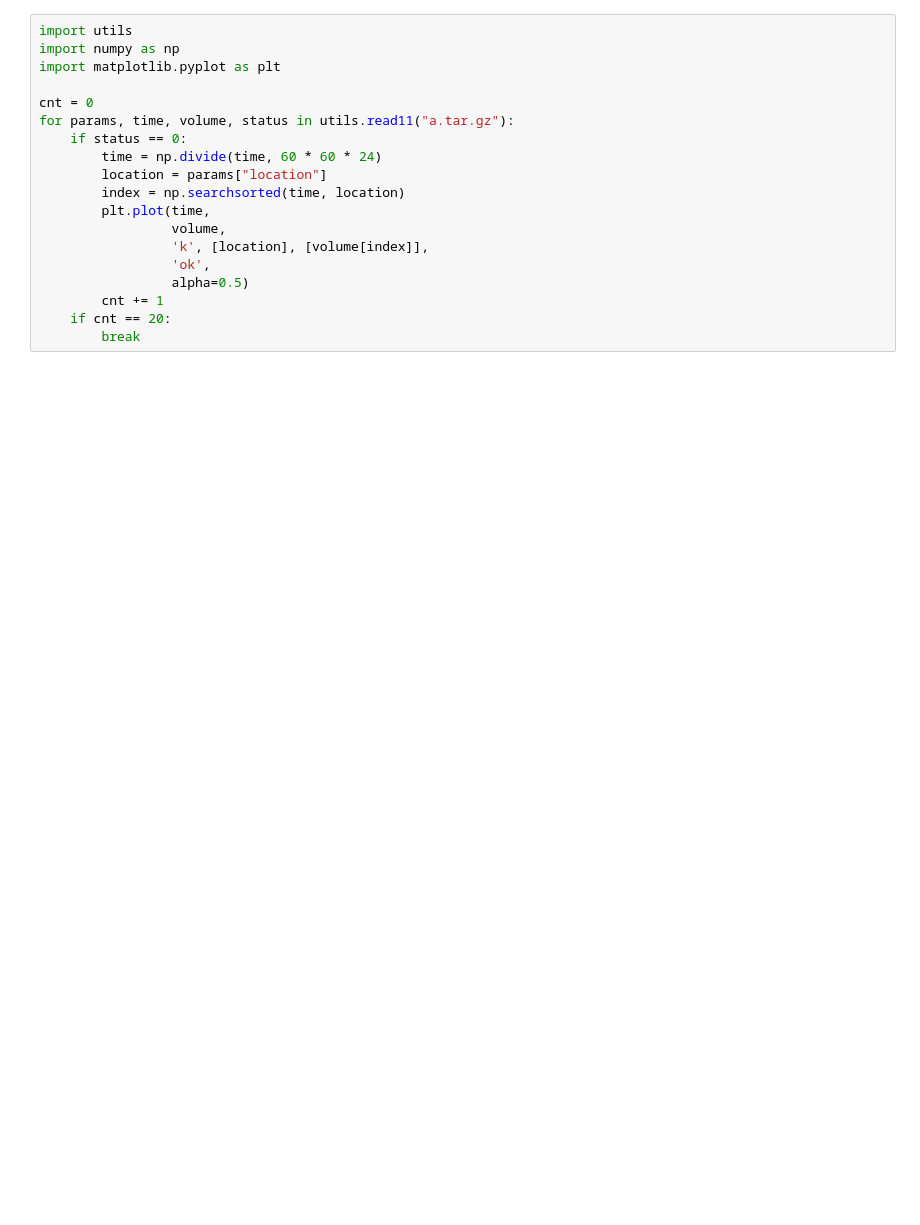
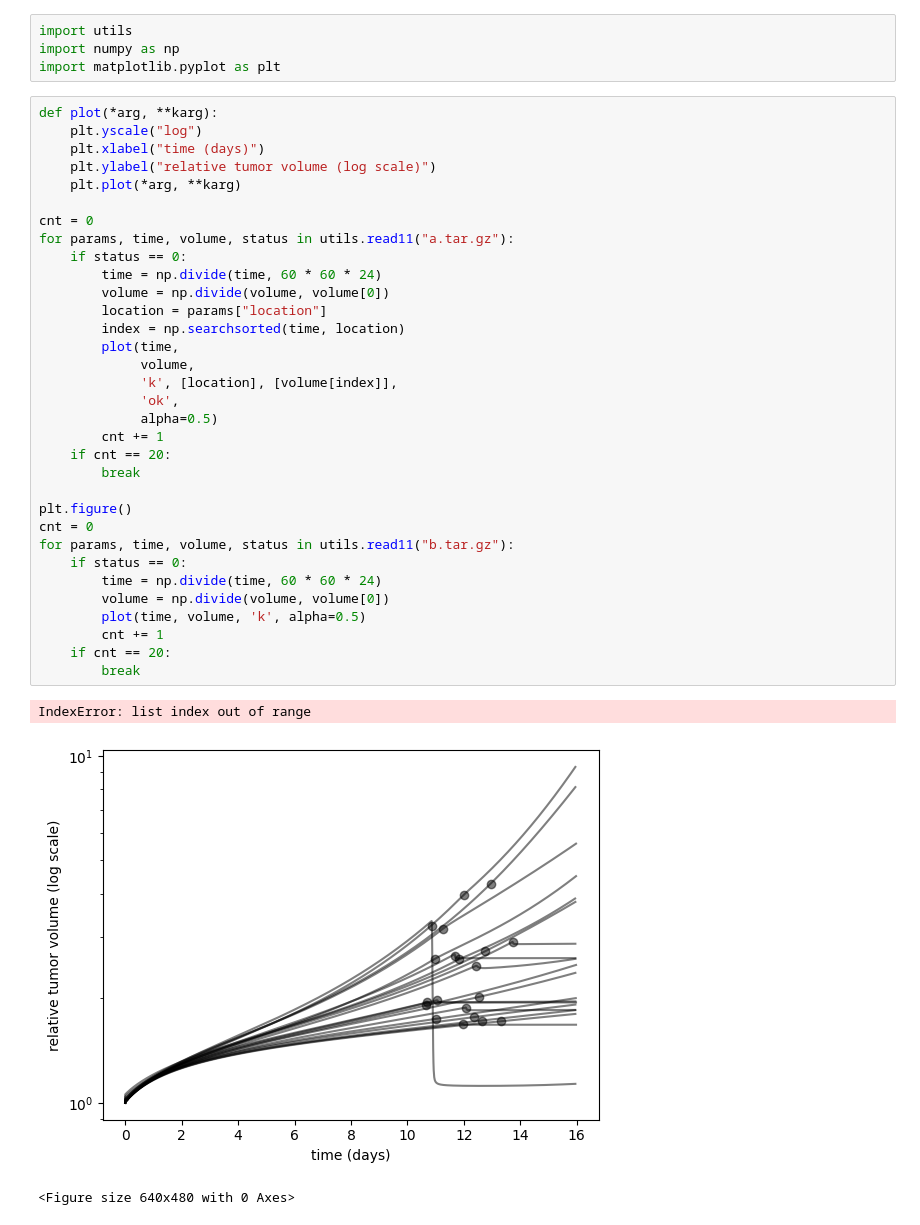
Before and after one commit to slitvinov/dcomex-framework, a Jupyter notebook: notebook/immuno.ipynb, the cells around one changed output. Saved outputs shown, nothing was run; the diff lists cells and outputs as text; blank space fills up the shorter version.

```diff
--- a/notebook/immuno.ipynb
+++ b/notebook/immuno.ipynb
@@ -8,19 +12,41 @@ git clone --depth 1 --quiet https://github.com/slitvinov/dcomex-framework
+# %%
+import utils
+import numpy as np
+import matplotlib.pyplot as plt
 # %%
-import utils
-import numpy as np
-import matplotlib.pyplot as plt
+def plot(*arg, **karg):
+    plt.yscale("log")
+    plt.xlabel("time (days)")
+    plt.ylabel("relative tumor volume (log scale)")
+    plt.plot(*arg, **karg)
 
 cnt = 0
 for params, time, volume, status in utils.read11("a.tar.gz"):
     if status == 0:
         time = np.divide(time, 60 * 60 * 24)
+        volume = np.divide(volume, volume[0])
         location = params["location"]
         index = np.searchsorted(time, location)
-        plt.plot(time,
-                 volume,
-                 'k', [location], [volume[index]],
-                 'ok',
-                 alpha=0.5)
+        plot(time,
+             volume,
+             'k', [location], [volume[index]],
+             'ok',
+             alpha=0.5)
         cnt += 1
     if cnt == 20:
         break
+
+plt.figure()
+cnt = 0
+for params, time, volume, status in utils.read11("b.tar.gz"):
+    if status == 0:
+        time = np.divide(time, 60 * 60 * 24)
+        volume = np.divide(volume, volume[0])
+        plot(time, volume, 'k', alpha=0.5)
+        cnt += 1
+    if cnt == 20:
+        break
+# %% [output]
+IndexError: list index out of range
+[figure, added]
+<Figure size 640x480 with 0 Axes>
```
Also changed, not shown: parts of 2 cells of this notebook.
